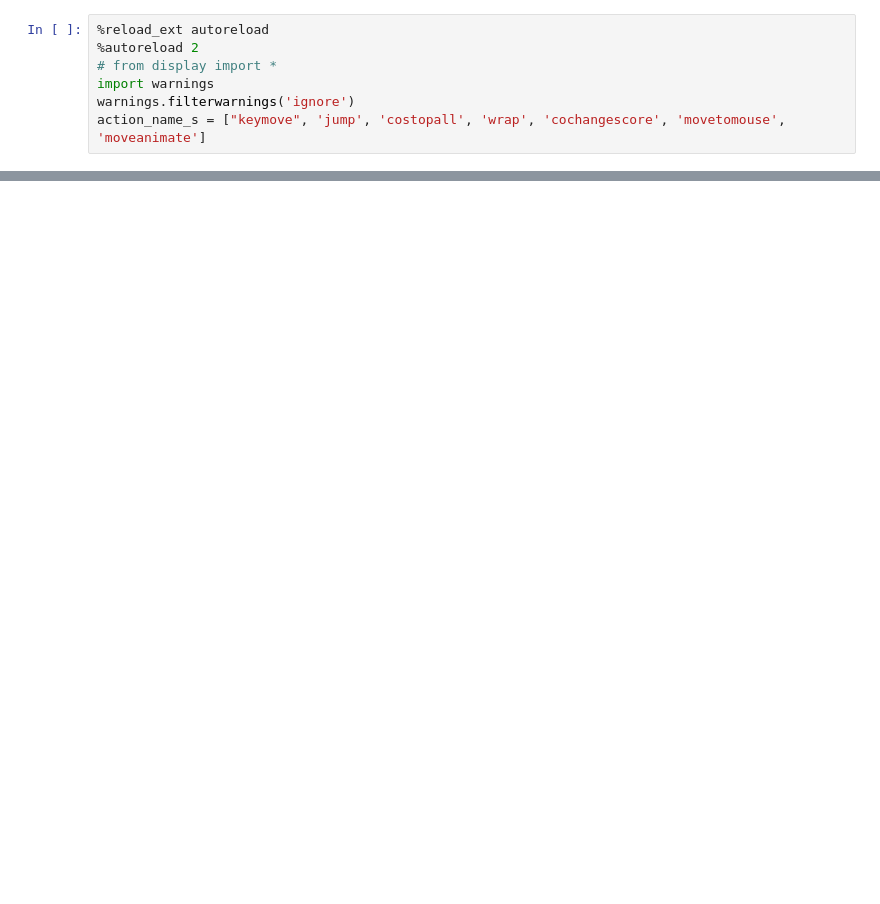
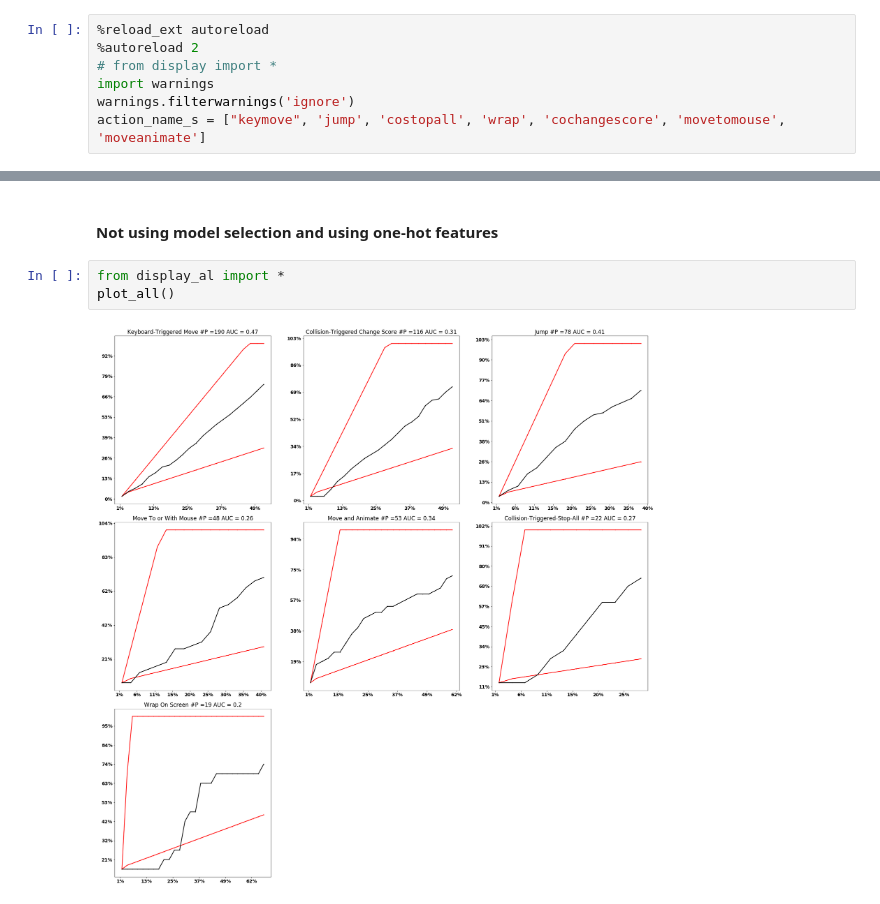
Before and after one commit to emmableu/CuratingExamples, a Jupyter notebook: present0319.ipynb, the cells around one changed output, grey strips where cells are left out. Saved outputs shown, nothing was run; the diff lists cells and outputs as text; blank space fills up the shorter version.

```diff
--- a/present0319.ipynb
+++ b/present0319.ipynb
@@ -13,0 +36,7 @@ from display_al import *
+# %% [markdown]
+#### Not using model selection and using one-hot features
+# %%
+from display_al import *
+plot_all()
+# %% [output]
+[figure, added]
```
Also changed, not shown: parts of 6 cells of this notebook, 6 other files.
